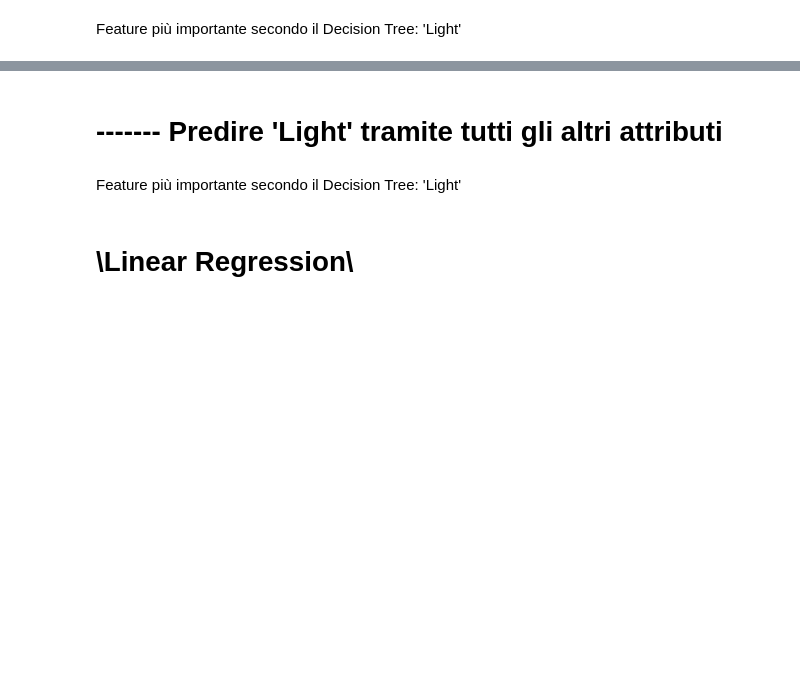
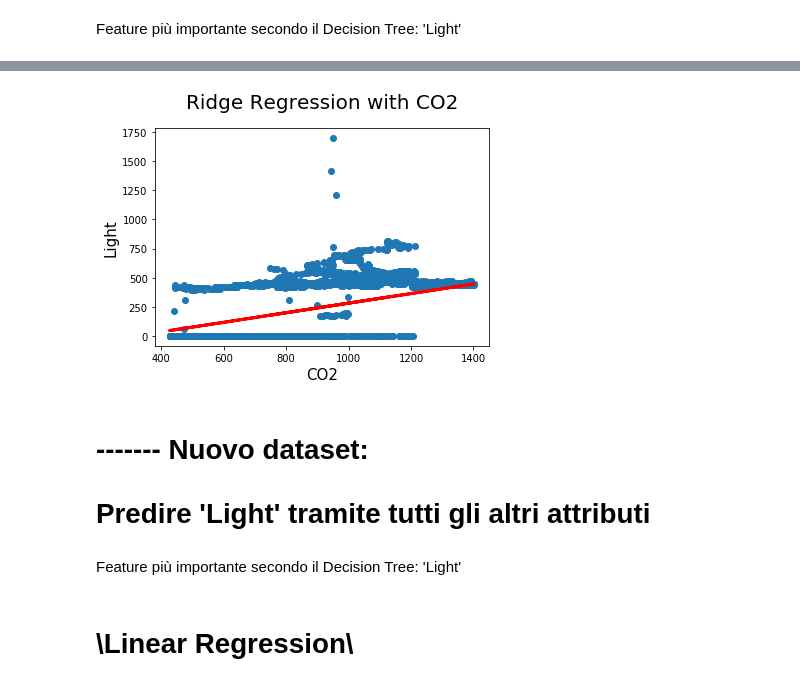
Before and after one commit to lorenzoFerri95/DataMining_Advanced, a Jupyter notebook: Task 1/classification_regression.ipynb, the cells around one changed output, grey strips where cells are left out. Saved outputs shown, nothing was run; the diff lists cells and outputs as text; code cells hidden in the pictures; blank space fills up the shorter version.

```diff
--- a/Task 1/classification_regression.ipynb
+++ b/Task 1/classification_regression.ipynb
@@ -342,5 +441,19 @@ avg / total       0.98      0.98      0.98      2665
+# %%
+y_pred = reg.predict(new_X_test)
+
+plt.scatter(new_X_test, new_y_test)
+plt.plot(new_X_test, y_pred, color='red', linewidth=3)
+plt.xlabel(x, fontsize=15)
+plt.ylabel(y, fontsize=15)
+plt.title('Ridge Regression with ' + x, fontsize=20, pad=20)
+plt.tick_params(axis='both', which='major', labelsize=10)
+plt.show()
+# %% [output]
+[figure, added]
 # %% [markdown]
-# -------  Predire 'Light' tramite tutti gli altri attributi
+# ------- Nuovo dataset:
+
+# Predire 'Light' tramite tutti gli altri attributi
 # %% [markdown]
 Feature più importante secondo il Decision Tree:  'Light'
 # %%
```
Also changed, not shown: parts of 43 cells of this notebook, 17 other files.
